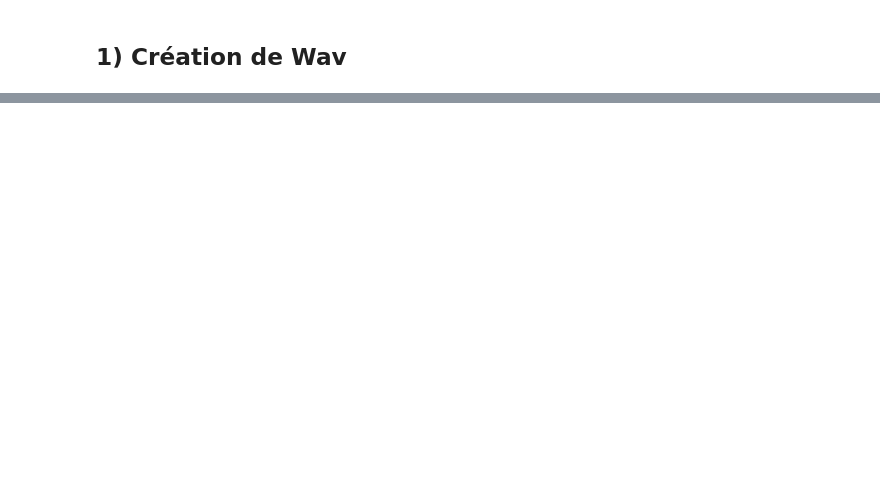
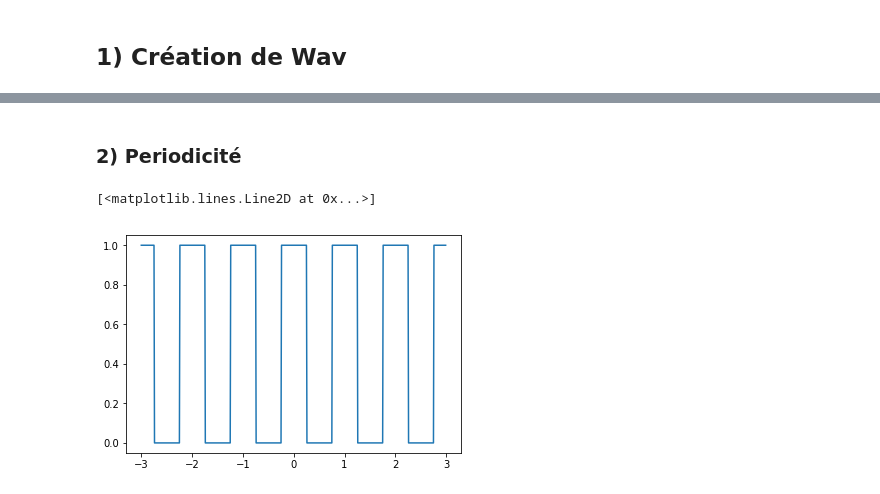
Before and after one commit to guillaume-haerinck/imac-tp-signal, a Jupyter notebook: tp-01/TPintro.ipynb, the cells around one changed output, grey strips where cells are left out. Drawn from its saved outputs; the diff is of its cells as text; code cells hidden in the pictures; blank space fills up the shorter version.

```diff
--- a/tp-01/TPintro.ipynb
+++ b/tp-01/TPintro.ipynb
@@ -347,0 +399,16 @@ Avec $f_0$ une fréquence en Hz
+# %% [markdown]
+### 2) Periodicité
+# %%
+# Temps, entre -3 et 3
+t = np.arange(-3, 3, 0.01)
+
+# Vecteur de booleans
+b = 0 <= np.cos(2 * np.pi * t)
+
+# Extrait du tableau temps les seuls moment ou b est vrai
+np.extract(b, t)
+
+plt.plot(t, b)
+# %% [output]
+[<matplotlib.lines.Line2D at 0x...>]
+[figure, added]
```
Also changed, not shown: parts of 13 cells of this notebook, 2 other files.
